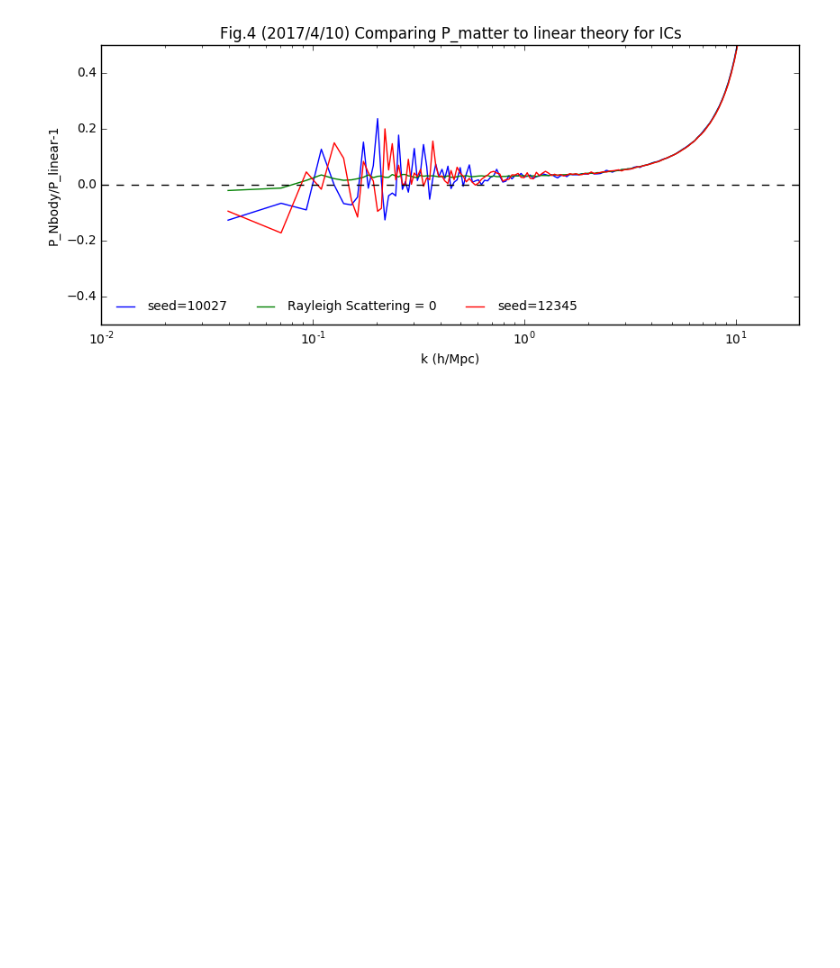
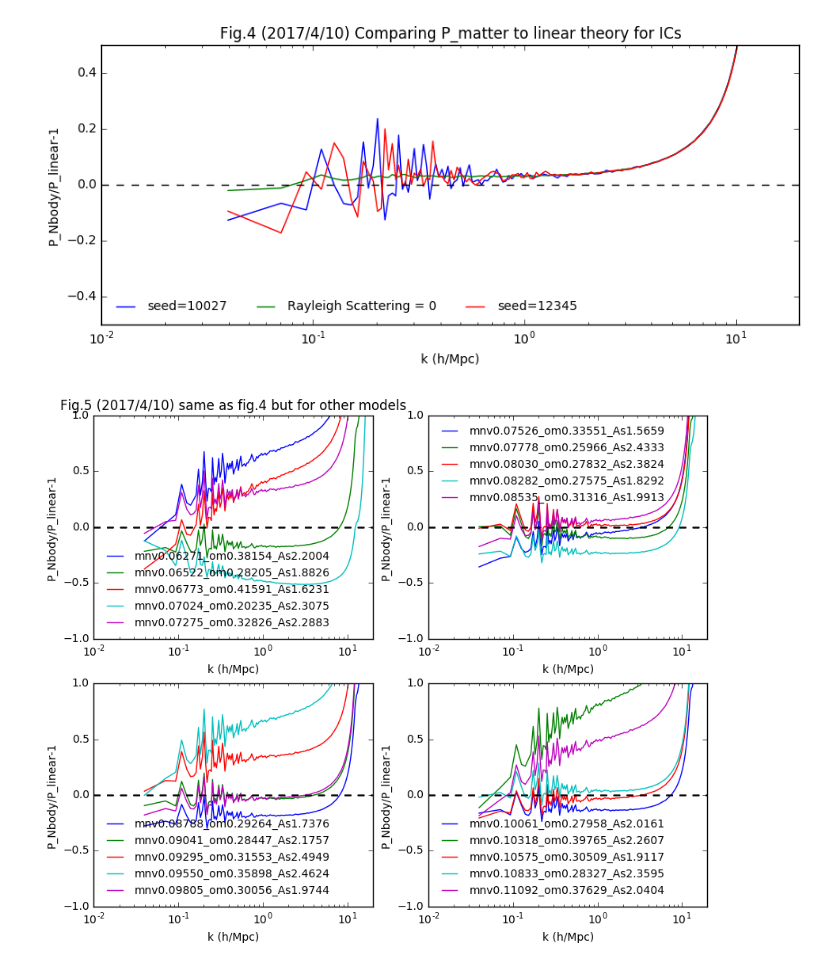
Before and after one commit to liuxx479/neutrino-batch, a Jupyter notebook: plot-matterps.ipynb, the cells around one changed output. Cells and saved outputs as stored; diff of their text form; code cells hidden in the pictures; blank space fills up the shorter version.

```diff
--- a/plot-matterps.ipynb
+++ b/plot-matterps.ipynb
@@ -230,3 +230,41 @@ ax.set_title("Fig.4 (2017/4/10) Comparing P_matter to linear theory for ICs")
 show()
 # %% [output]
 [figure]
+# %%
+################################################
+##### plot pmatter for other cosmology #########
+################################################
+import os
+fn_arr = np.array(os.listdir('matterpower'))[where(array( [(len(iPm)) for iPm in os.listdir('matterpower')])==39)[0]]
+#print fn_arr
+
+f=figure(figsize=(10,8))
+jjj=0
+for iii in range(len(fn_arr)):
+    if jjj%5==0:
+        ax=f.add_subplot(2,2,jjj/5+1)
+    if iii==0:
+        ax.set_title("Fig.5 (2017/4/10) same as fig.4 but for other models")
+
+    fn = fn_arr[iii][:-10]
+    #print fn
+    if fn[:10]=='mnv0.00000' or fn[:10]=='mnv0.10000':
+        continue
+    ikgadget, iPgadget, iNmodes = np.loadtxt('matterpower/%s-PK-DM-ICs'%(fn)).T
+    kgadget *= 2*pi/Boxsize
+    iPgadget *= Boxsize**3
+    iPgadget_binned = bin_array(iPgadget,binsize,iNmodes)
+    P_z99_out = interp1d(kcamb_z99, Pcamb_z99)(kgadget_bined)
+    ax.plot(kgadget_bined, iPgadget_binned/P_z99_out-1, label=fn)
+    jjj+=1
+
+    ax.legend(fontsize=10,frameon=0,loc=0, ncol=1)
+    ax.plot([1e-2, 20],[0,0],'k--')
+    ax.set_xlabel('k (h/Mpc)')
+    ax.set_xscale('log')
+    ax.set_ylabel('P_Nbody/P_linear-1')
+    ax.set_xlim(1e-2,20)
+    ax.set_ylim(-1,1)
+show()
+# %% [output]
+[figure, added]
```
